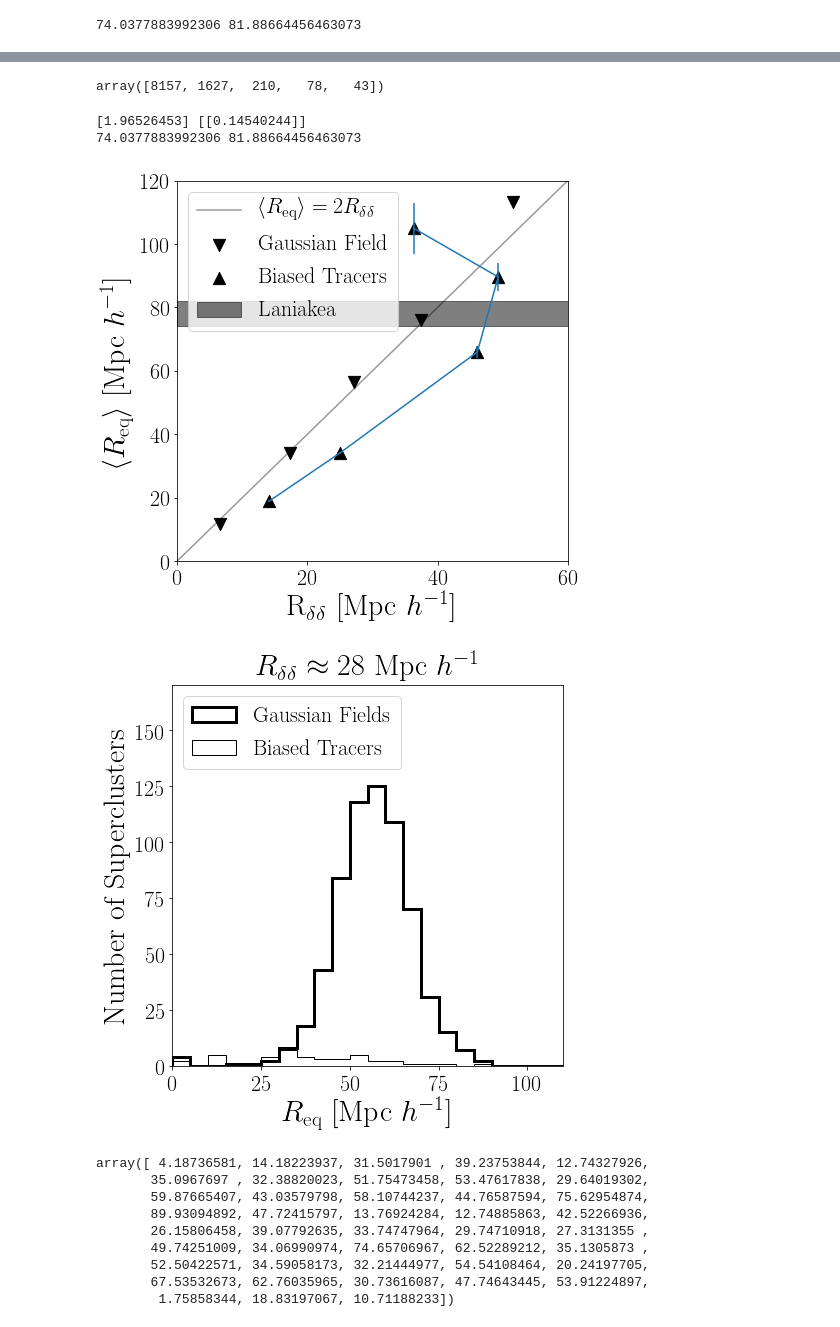
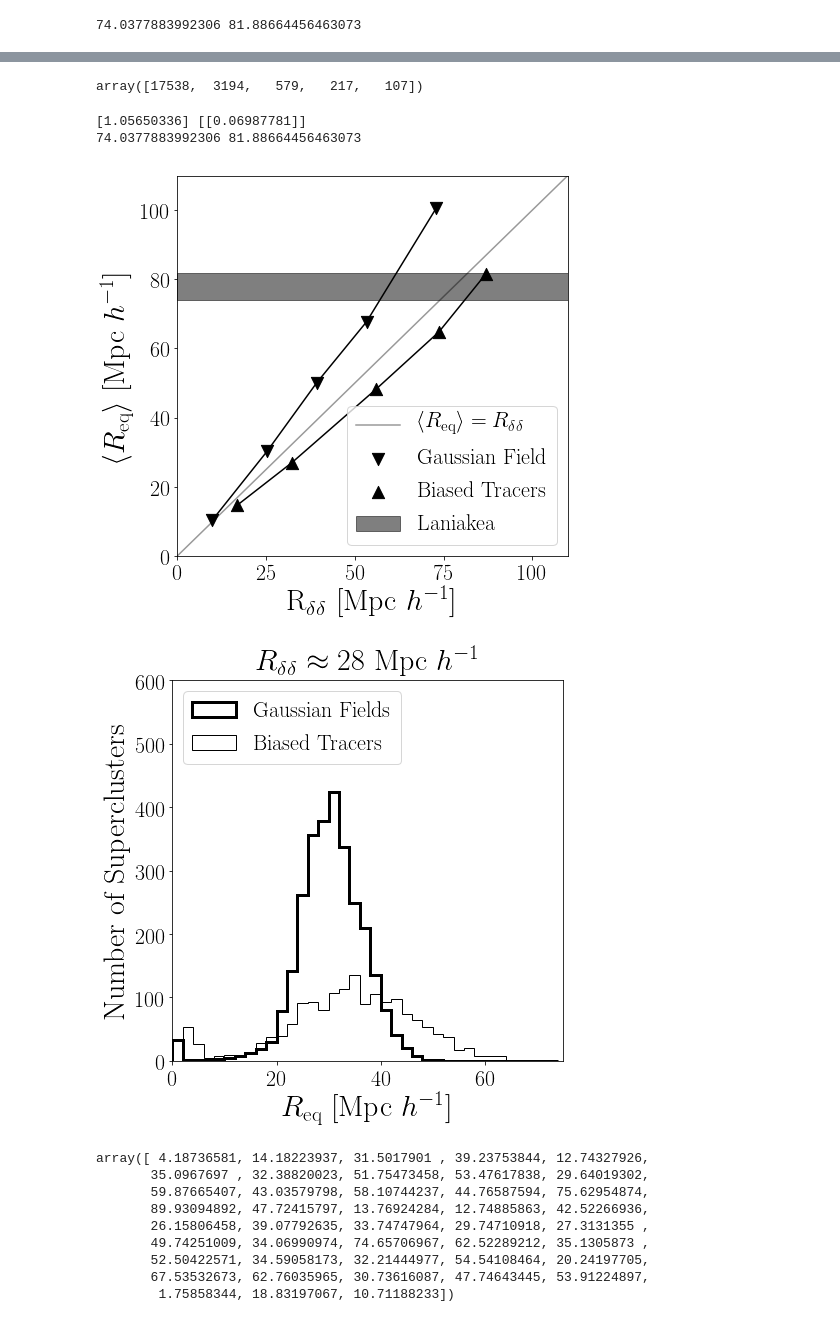
Before and after one commit to astroandes/WatershedDivergenceSuperclusters, a Jupyter notebook: nb/plot_watershed_counts.ipynb, the cells around one changed output, grey strips where cells are left out. Drawn from its saved outputs; the diff is of its cells as text; code cells hidden in the pictures.

```diff
--- a/nb/plot_watershed_counts.ipynb
+++ b/nb/plot_watershed_counts.ipynb
@@ -56,15 +56,17 @@ print(length_gauss, length_abacus)
 # %%
 ws = {}
 sigmas = length_abacus[:,0]
+vmax = 200
+nside = 144
 for sigma in sigmas:
     path = "/Users/forero/data/AbacusCosmos/AbacusCosmos_720box_planck_00_00_FoF_halos_z0.100/fields/"
-    filename = path+"watershed_mock_AbacusCosmos_720box_planck_00_0_FoF_vmax_150.0_s_{:.1f}_nside_120.hdf5".format(sigma)
-    ws['abacus_{:.2f}'.format(sigma)] = watershed_summary(filename, cell_size=720/120)
+    filename = path+"watershed_mock_AbacusCosmos_720box_planck_00_0_FoF_vmax_{:.1f}_s_{:.1f}_nside_{}.hdf5".format(vmax, sigma, nside)
+    ws['abacus_{:.2f}'.format(sigma)] = watershed_summary(filename, cell_size=720/nside)
 # %%
 sigmas = length_gauss[:,0]
 for sigma in sigmas:
     filename = "watershed_mock_divergence_mesh_360_box_720_slim_{:}.h5".format(int(sigma))
-    ws['gauss_{:.2f}'.format(sigma)] = watershed_summary(filename, cell_size=720/320)
+    ws['gauss_{:.2f}'.format(sigma)] = watershed_summary(filename, cell_size=720/360)
 # %%
 max_r_abacus = []
 max_r_gauss = []
@@ -103,46 +105,44 @@ std_r_gauss = np.array(std_r_gauss)
 
 n_abacus = np.array(n_abacus)
 n_gauss = np.array(n_gauss)
-# %%
-def func(x, a):
-    return a * x
 # %%
 n_abacus
 # %% [output]
-array([8157, 1627,  210,   78,   43])
+array([17538,  3194,   579,   217,   107])
 # %%
 plt.figure(figsize=(7,7))
 
 x = np.linspace(0,200, 100)
 x_data = np.concatenate((length_gauss[:,1], length_abacus[:,1]))
 y_data = np.concatenate((mean_r_gauss, mean_r_abacus))
 
 plt.scatter(length_gauss[:,1], mean_r_gauss,
             marker="v", s=150, label="Gaussian Field",color='black')
+plt.plot(length_gauss[:,1], mean_r_gauss, color='black')
 plt.scatter(length_abacus[:,1], mean_r_abacus,
            marker="^", s=150, label="Biased Tracers", color='black')
-plt.errorbar(length_abacus[:,1], mean_r_abacus, yerr=std_r_abacus/np.sqrt(n_abacus))
+plt.plot(length_abacus[:,1], mean_r_abacus,color='black')
 
 popt, pcov = curve_fit(func, x_data, y_data)
 
 print(popt, np.sqrt(pcov))
 n = '({:.2f}\pm{:.2f})'.format(popt[0], np.sqrt(pcov[0,0]))
-plt.plot(x, x*2,
-         label=r'$\langle R_{\mathrm{eq}} \rangle = 2 R_{\delta\delta}$',
+plt.plot(x, x,
+         label=r'$\langle R_{\mathrm{eq}} \rangle = R_{\delta\delta}$',
         color='black', alpha=0.4)
 
 print(laniakea_radius_min, laniakea_radius_max)
-dd = np.linspace(1E-3,100)
+dd = np.linspace(1E-3,500)
 plt.fill_between(dd, laniakea_radius_min*dd/dd, laniakea_radius_max*dd/dd, label='Laniakea', color='black', alpha=0.5)
-plt.legend(loc=2, fontsize=SMALL_SIZE)
+plt.legend(loc=4, fontsize=SMALL_SIZE)
 #plt.loglog()
-plt.xlim(0,60)
-plt.ylim(0,120)
+plt.xlim(0,110)
+plt.ylim(0,110)
 plt.xlabel(r"R$_{\delta\delta}$ [$\mathrm{Mpc}\ h^{-1}$]")
 plt.ylabel(r"$\langle R_{\mathrm{eq}} \rangle$ [$\mathrm{Mpc}\ h^{-1}$]")
 plt.savefig("summary_scales.pdf", bbox_inches='tight')
 # %% [output]
-[1.96526453] [[0.14540244]]
+[1.05650336] [[0.06987781]]
 74.0377883992306 81.88664456463073
-[figure, old version]
+[figure, new version]
 # %%
@@ -169,19 +168,19 @@ cluster_radius_abacus = (3.0*(cluster_n_size*(720/320)**3)/(4.0*np.pi))**(1/3)
 # %%
 plt.figure(figsize=(7,7))
 
-_ = plt.hist(cluster_radius_gauss, bins=np.arange(0,125,5),
+_ = plt.hist(cluster_radius_gauss, bins=np.arange(0,75,2),
              color='black', histtype='step', linewidth=3, label='Gaussian Fields')
-_ = plt.hist(cluster_radius_abacus, bins=np.arange(0,125,5),
+_ = plt.hist(cluster_radius_abacus, bins=np.arange(0,75,2),
              color='black', histtype='step', label='Biased Tracers')
 plt.legend(loc=2, fontsize=SMALL_SIZE)
 plt.xlabel(r"$R_{\mathrm{eq}}$ [$\mathrm{Mpc}\ h^{-1}$]")
 plt.ylabel(r"Number of Superclusters")
 plt.title(r"$R_{\delta\delta} \approx 28\ \mathrm{Mpc}\ h^{-1}$")
-plt.ylim([0,170])
-plt.xlim([0,110])
+plt.ylim([0,600])
+plt.xlim([0,75])
 plt.savefig("sizes_histogram.pdf", bbox_inches='tight')
 # %% [output]
-[figure, old version]
+[figure, new version]
 # %%
 cluster_radius_abacus
 # %% [output]
```
Also changed, not shown: parts of 2 cells of this notebook, 1 other file.
